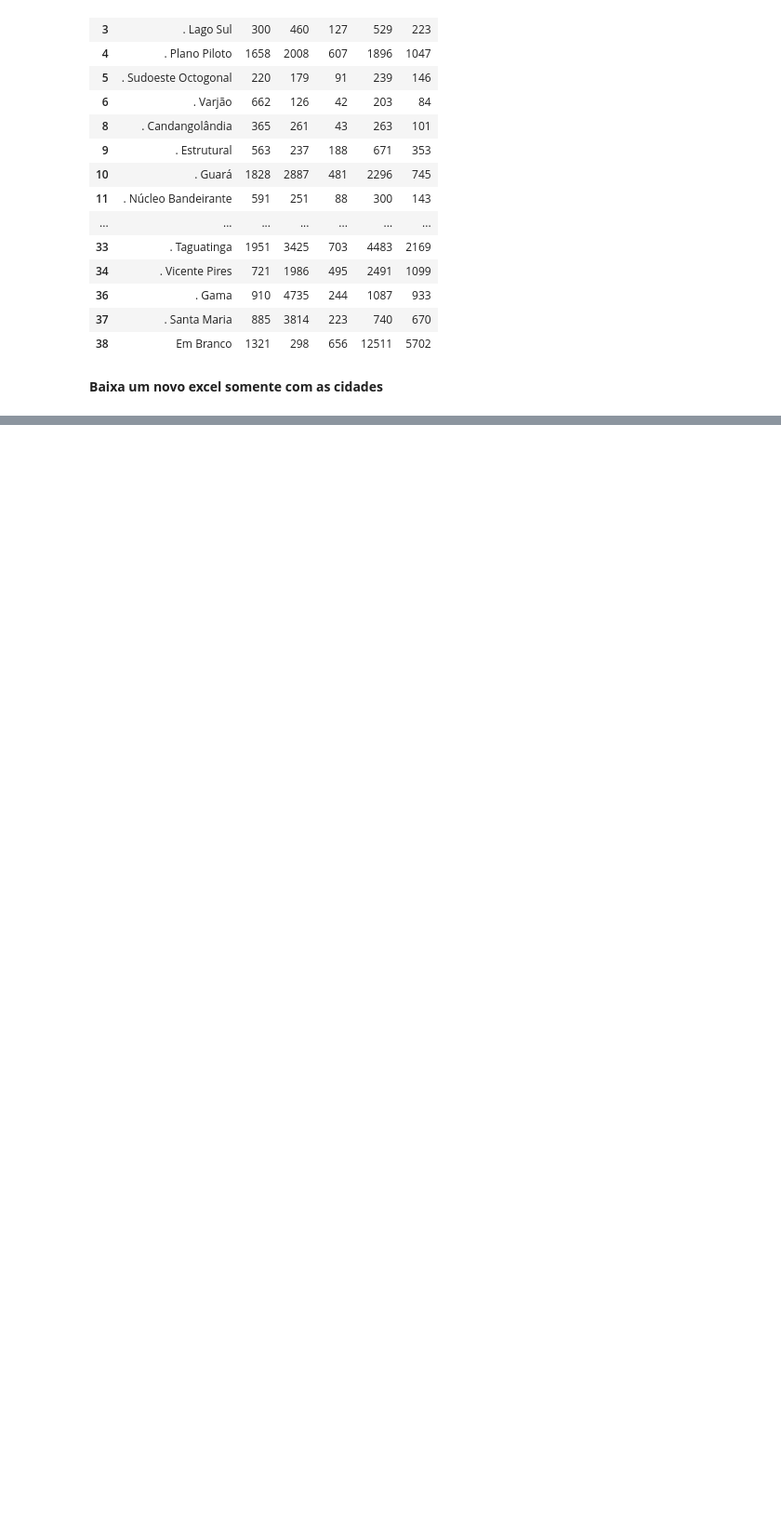
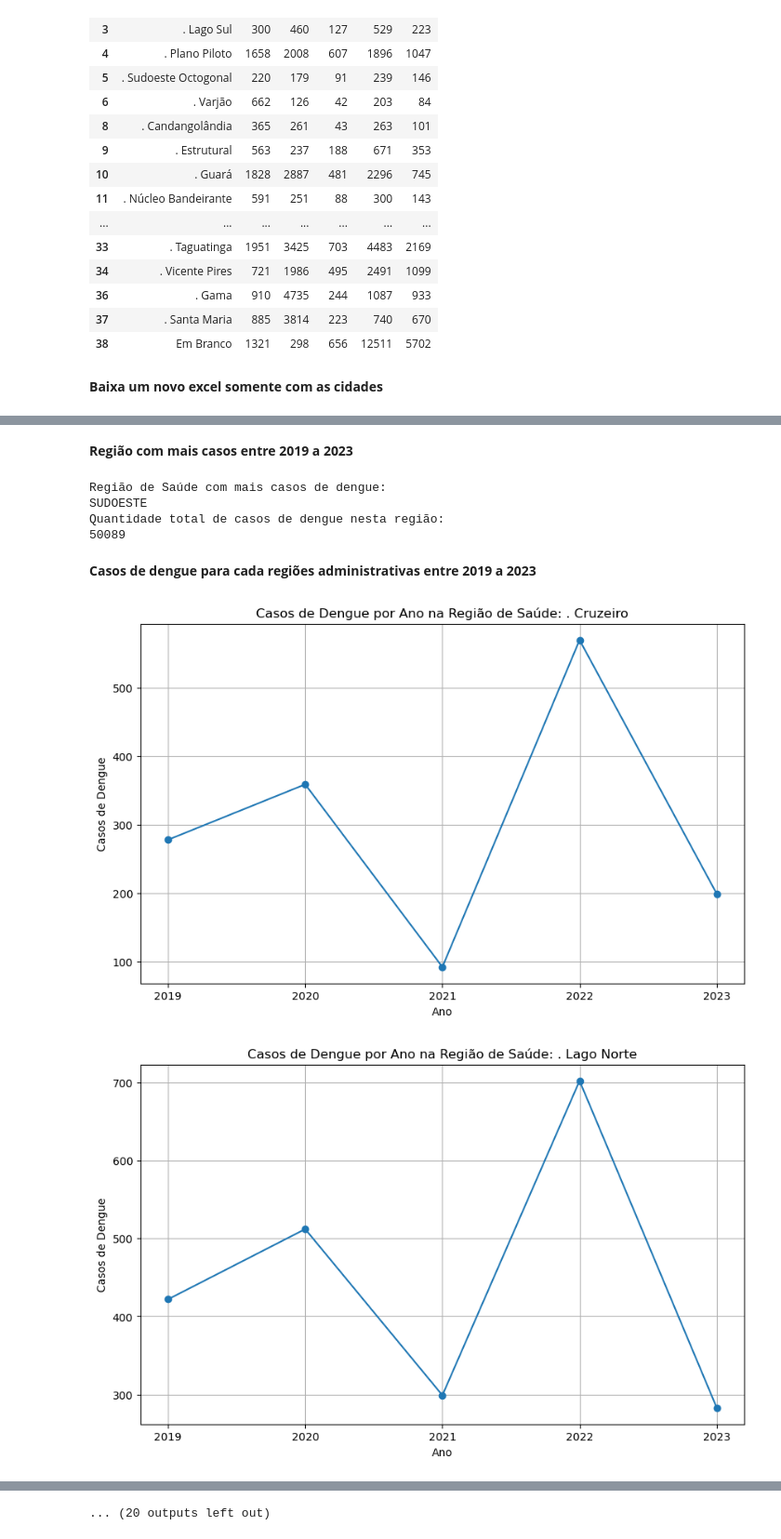
Before and after one commit to 07Dalmaso/-An-lise-Preditiva-cMonitoramento-Epidemiol-gico-da-Dengue-no-Distrito-Federal-2019-2023-, a Jupyter notebook: dengue.ipynb, the cells around one changed output, grey strips where cells are left out. Shown at 93% size. Cells and saved outputs as stored; diff of their text form; code cells hidden in the pictures; blank space fills up the shorter version.

Commit message:
Rifinado os dados e adicionando graficos

```diff
--- a/dengue.ipynb
+++ b/dengue.ipynb
@@ -6,3 +63,19 @@ import folium
+# %%
+def plotar_casos_dengue_por_regiao(dados):
+    anos = [2019, 2020, 2021, 2022, 2023]
+    for regiao_saude in dados['Região de Saúde'].unique():
+        dados_regiao = dados[dados['Região de Saúde'] == regiao_saude]
+
+        casos_por_ano = [dados_regiao[ano].sum() for ano in anos]
+
+        plt.figure(figsize=(10, 6))
+        plt.plot(anos, casos_por_ano, marker='o')
+        plt.title(f"Casos de Dengue por Ano na Região de Saúde: {regiao_saude}")
+        plt.xlabel("Ano")
+        plt.ylabel("Casos de Dengue")
+        plt.xticks(anos)
+        plt.grid(True)
+        plt.show()
 # %% [markdown]
    **Criando um função de  mapa de calor com os casos de Dengue em subdistritos,
     utilizando dados de um arquivo Excel e um arquivo GeoJSON.**
@@ -103,0 +212,17 @@ linhas_cidades.to_excel('resultado_analise_cidade.xlsx', index=False)
+# %% [markdown]
+**Região com mais casos entre 2019 a 2023**
+# %%
+df_regiao = pd.DataFrame(linhas_regiao)
+regiao_com_mais_casos(df_regiao)
+# %% [output]
+Região de Saúde com mais casos de dengue:
+SUDOESTE
+Quantidade total de casos de dengue nesta região:
+50089
+# %% [markdown]
+**Casos de dengue para cada regiões administrativas entre 2019 a 2023**
+# %%
+plotar_casos_dengue_por_regiao(linhas_cidades)
+# %% [output]
+[figure, added]
+[figure, added]
@@ -103,0 +239 @@ linhas_cidades.to_excel('resultado_analise_cidade.xlsx', index=False)
+... (20 outputs left out)
```
Also changed, not shown: parts of 22 cells of this notebook, 2 other files.
